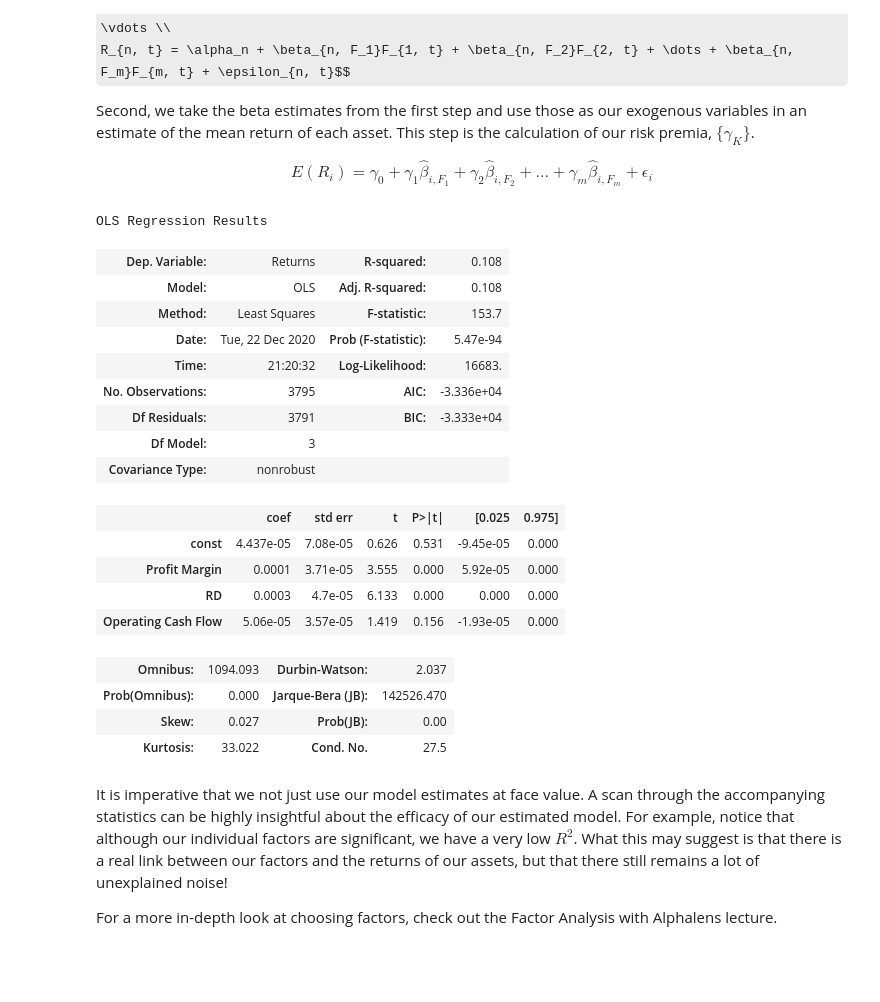
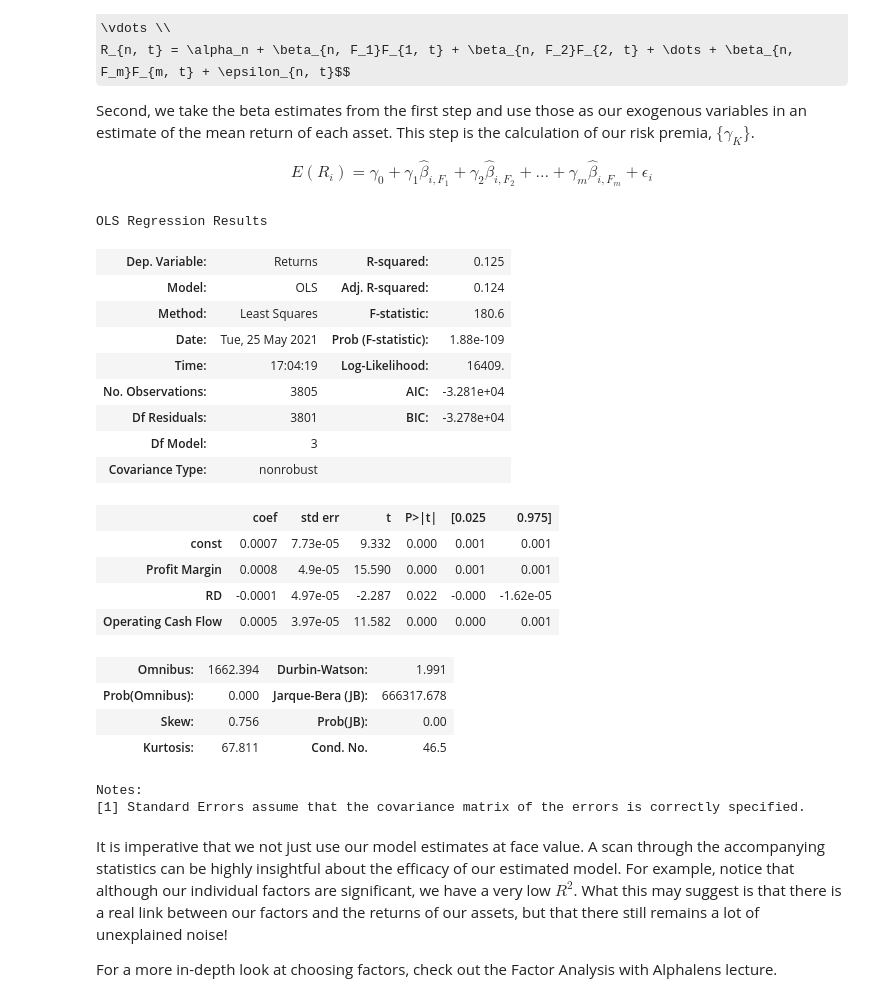
Before and after one commit to quantrocket-codeload/quant-finance-lectures, a Jupyter notebook: quant_finance_lectures/Lecture30-CAPM-and-Arbitrage-Pricing-Theory.ipynb, the cells around one changed output. Saved outputs shown, nothing was run; the diff lists cells and outputs as text; code cells hidden in the pictures; some formulas as TeX source; blank space fills up the shorter version.

```diff
--- a/quant_finance_lectures/Lecture30-CAPM-and-Arbitrage-Pricing-Theory.ipynb
+++ b/quant_finance_lectures/Lecture30-CAPM-and-Arbitrage-Pricing-Theory.ipynb
@@ -602,50 +603,53 @@ data['Operating Cash Flow'] = list(itertools.chain(*cash_flow_column))
 data = sm.add_constant(data.dropna())
 
 # Our list of assets from pipeline
-assets = data.index.levels[1].unique()
+assets = data.index.get_level_values(level=1).unique()
 
 X = [data.xs(asset, level=1)['Returns'] for asset in assets]
 Y = [
     data.xs(asset, level=1)[['Profit Margin', 'RD', 'Operating Cash Flow', 'const']]
      for asset in assets
 ]
 
 # First regression step: estimating the betas
 reg_results = [
     regression.linear_model.OLS(x-risk_free_rate, y).fit().params
      for x, y in zip(X, Y) if not(x.empty or y.empty)
 ]
 indices = [asset for x, y, asset in zip(X, Y, assets) if not(x.empty or y.empty)]
 
 betas = pd.DataFrame(reg_results, index=indices)
 betas = sm.add_constant(betas.drop('const', axis=1))
+betas = betas.sort_index()
 
 R = data['Returns'].mean(axis=0, level=1).sort_index()
 
 # Second regression step: estimating the risk premia
 final_results = regression.linear_model.OLS(R - risk_free_rate, betas).fit()
 
 final_results.summary()
 # %% [output]
 OLS Regression Results
-| Dep. Variable: | Returns | R-squared: | 0.108 |
-| Model: | OLS | Adj. R-squared: | 0.108 |
-| Method: | Least Squares | F-statistic: | 153.7 |
-| Date: | Tue, 22 Dec 2020 | Prob (F-statistic): | 5.47e-94 |
-| Time: | 21:20:32 | Log-Likelihood: | 16683. |
-| No. Observations: | 3795 | AIC: | -3.336e+04 |
-| Df Residuals: | 3791 | BIC: | -3.333e+04 |
+| Dep. Variable: | Returns | R-squared: | 0.125 |
+| Model: | OLS | Adj. R-squared: | 0.124 |
+| Method: | Least Squares | F-statistic: | 180.6 |
+| Date: | Tue, 25 May 2021 | Prob (F-statistic): | 1.88e-109 |
+| Time: | 17:04:19 | Log-Likelihood: | 16409. |
+| No. Observations: | 3805 | AIC: | -3.281e+04 |
+| Df Residuals: | 3801 | BIC: | -3.278e+04 |
 | Df Model: | 3 |  |  |
 | Covariance Type: | nonrobust |  |  |
 |  | coef | std err | t | P>|t| | [0.025 | 0.975] |
-| const | 4.437e-05 | 7.08e-05 | 0.626 | 0.531 | -9.45e-05 | 0.000 |
-| Profit Margin | 0.0001 | 3.71e-05 | 3.555 | 0.000 | 5.92e-05 | 0.000 |
-| RD | 0.0003 | 4.7e-05 | 6.133 | 0.000 | 0.000 | 0.000 |
-| Operating Cash Flow | 5.06e-05 | 3.57e-05 | 1.419 | 0.156 | -1.93e-05 | 0.000 |
+| const | 0.0007 | 7.73e-05 | 9.332 | 0.000 | 0.001 | 0.001 |
+| Profit Margin | 0.0008 | 4.9e-05 | 15.590 | 0.000 | 0.001 | 0.001 |
+| RD | -0.0001 | 4.97e-05 | -2.287 | 0.022 | -0.000 | -1.62e-05 |
+| Operating Cash Flow | 0.0005 | 3.97e-05 | 11.582 | 0.000 | 0.000 | 0.001 |
-| Omnibus: | 1094.093 | Durbin-Watson: | 2.037 |
-| Prob(Omnibus): | 0.000 | Jarque-Bera (JB): | 142526.470 |
-| Skew: | 0.027 | Prob(JB): | 0.00 |
-| Kurtosis: | 33.022 | Cond. No. | 27.5 |
+| Omnibus: | 1662.394 | Durbin-Watson: | 1.991 |
+| Prob(Omnibus): | 0.000 | Jarque-Bera (JB): | 666317.678 |
+| Skew: | 0.756 | Prob(JB): | 0.00 |
+| Kurtosis: | 67.811 | Cond. No. | 46.5 |
+Notes:
+[1] Standard Errors assume that the covariance matrix of the errors is correctly specified.
 # %% [markdown]
 It is imperative that we not just use our model estimates at face value. A scan through the accompanying statistics can be highly insightful about the efficacy of our estimated model. For example, notice that although our individual factors are significant, we have a very low $R^2$. What this may suggest is that there is a real link between our factors and the returns of our assets, but that there still remains a lot of unexplained noise!
 
```
Also changed, not shown: parts of 11 cells of this notebook, 44 other files.
